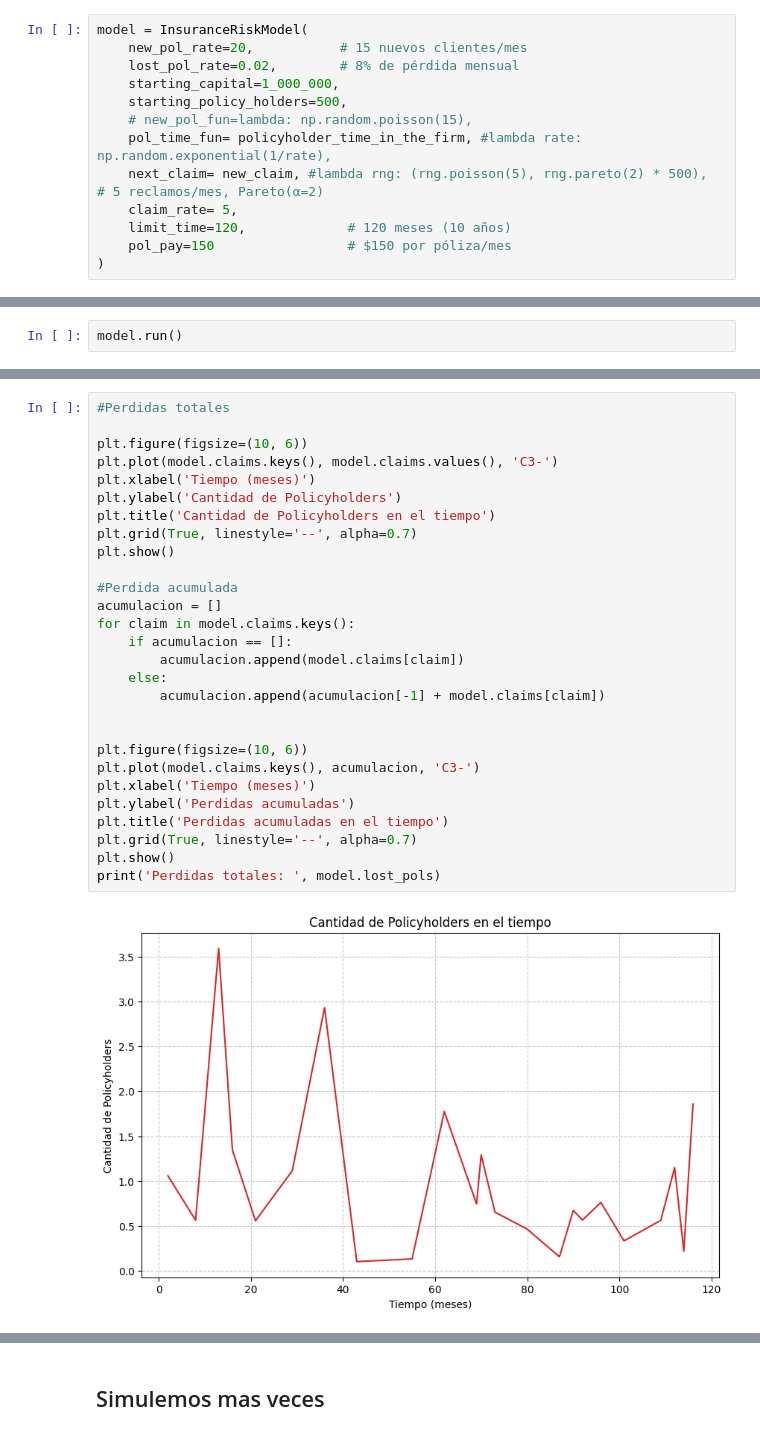
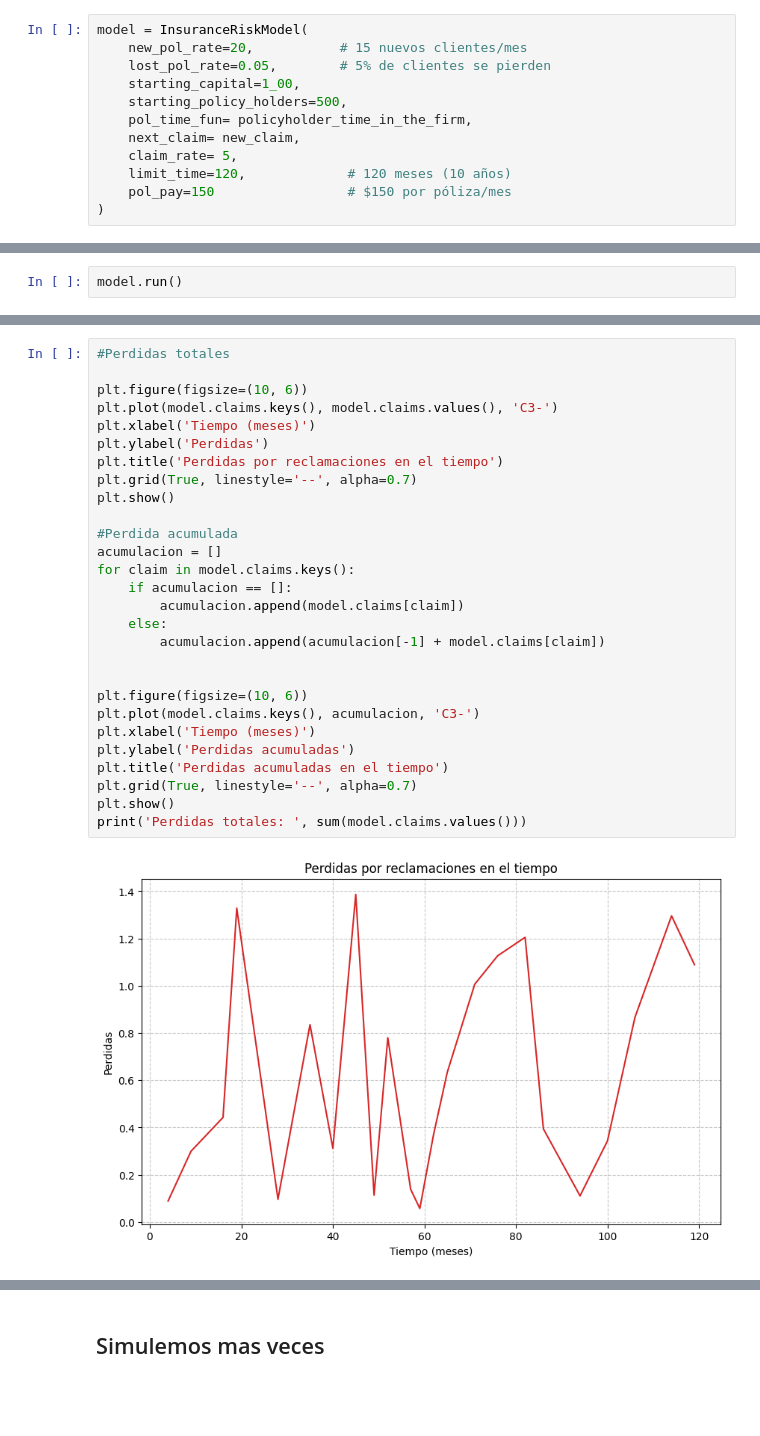
Before and after one commit to Davidbestion/proyecto_de_simulacion, a Jupyter notebook: notebook.ipynb, the cells around one changed output, grey strips where cells are left out. Drawn from its saved outputs; the diff is of its cells as text; blank space fills up the shorter version.

```diff
--- a/notebook.ipynb
+++ b/notebook.ipynb
@@ -171,12 +170,11 @@ def new_claim(rate, money_fun=None):
 # %%
 model = InsuranceRiskModel(
     new_pol_rate=20,           # 15 nuevos clientes/mes
-    lost_pol_rate=0.02,        # 8% de pérdida mensual
-    starting_capital=1_000_000,
+    lost_pol_rate=0.05,        # 5% de clientes se pierden
+    starting_capital=1_00,
     starting_policy_holders=500,
-    # new_pol_fun=lambda: np.random.poisson(15),
-    pol_time_fun= policyholder_time_in_the_firm, #lambda rate: np.random.exponential(1/rate),
-    next_claim= new_claim, #lambda rng: (rng.poisson(5), rng.pareto(2) * 500),  # 5 reclamos/mes, Pareto(α=2)
+    pol_time_fun= policyholder_time_in_the_firm,
+    next_claim= new_claim,
     claim_rate= 5,
     limit_time=120,             # 120 meses (10 años)
     pol_pay=150                 # $150 por póliza/mes
@@ -233,30 +258,30 @@ Capital total:  4738846.117558237
 # %%
 #Perdidas totales
 
 plt.figure(figsize=(10, 6))
 plt.plot(model.claims.keys(), model.claims.values(), 'C3-')
 plt.xlabel('Tiempo (meses)')
-plt.ylabel('Cantidad de Policyholders')
-plt.title('Cantidad de Policyholders en el tiempo')
+plt.ylabel('Perdidas')
+plt.title('Perdidas por reclamaciones en el tiempo')
 plt.grid(True, linestyle='--', alpha=0.7)
 plt.show()
 
 #Perdida acumulada
 acumulacion = []
 for claim in model.claims.keys():
     if acumulacion == []:
         acumulacion.append(model.claims[claim])
     else:
         acumulacion.append(acumulacion[-1] + model.claims[claim])
 
 
 plt.figure(figsize=(10, 6))
 plt.plot(model.claims.keys(), acumulacion, 'C3-')
 plt.xlabel('Tiempo (meses)')
 plt.ylabel('Perdidas acumuladas')
 plt.title('Perdidas acumuladas en el tiempo')
 plt.grid(True, linestyle='--', alpha=0.7)
 plt.show()
-print('Perdidas totales: ', model.lost_pols)
+print('Perdidas totales: ', sum(model.claims.values()))
 # %% [output]
-[figure, old version]
+[figure, new version]
```
Also changed, not shown: parts of 20 cells of this notebook, 12 other files.
